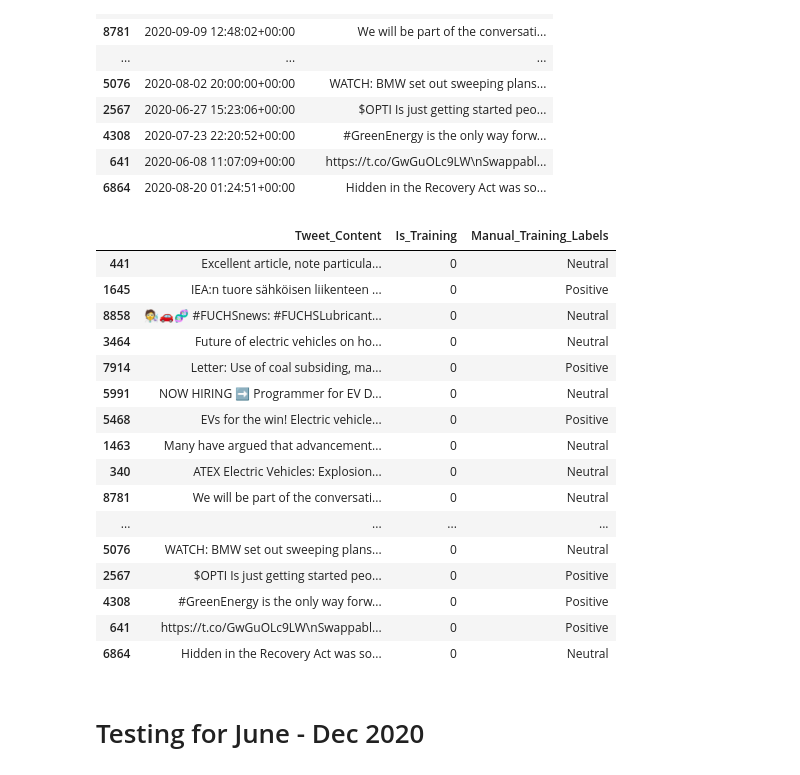
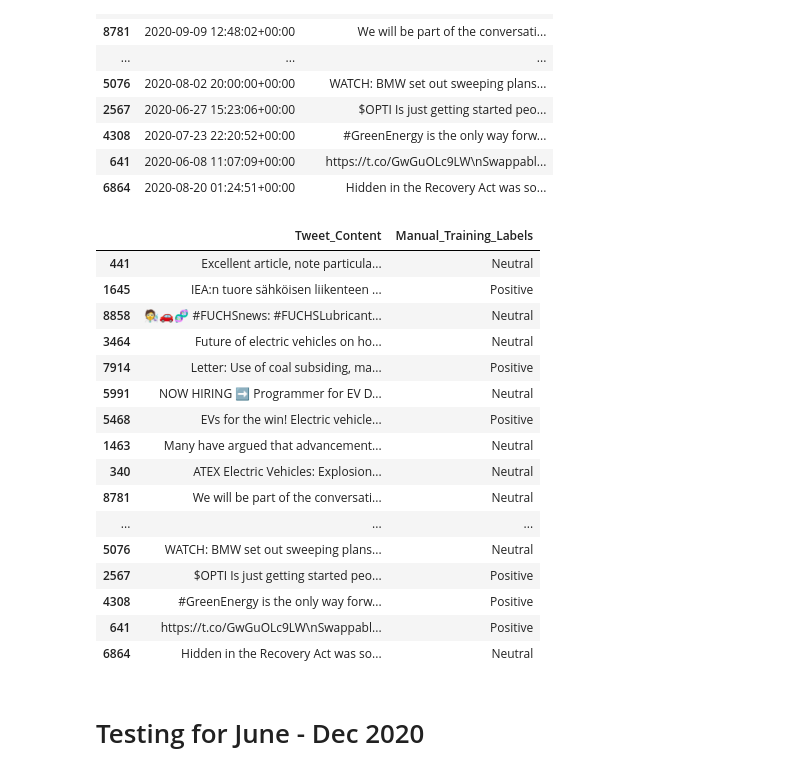
Before and after one commit to rrandev03/NLP_Final, a Jupyter notebook: 200_code/rishika_labeling.ipynb, the cells around one changed output. Cells and saved outputs as stored; diff of their text form; code cells hidden in the pictures.

```diff
--- a/200_code/rishika_labeling.ipynb
+++ b/200_code/rishika_labeling.ipynb
@@ -229,28 +225,26 @@ train2_manual_labels = [
 assert len(train2_manual_labels) == 25
 # %%
 june_2020.loc[train2, "Manual_Training_Labels"] = train2_manual_labels
-# %%
-june_2020["Is_Training"] = june_2020["Manual_Training_Labels"].isna().astype(int)
 # %%
-june_2020.loc[train2][["Tweet_Content", "Is_Training", "Manual_Training_Labels"]]
+june_2020.loc[train2][["Tweet_Content", "Manual_Training_Labels"]]
 # %% [output]
-|  | Tweet_Content | Is_Training | Manual_Training_Labels |
-| 441 | Excellent article, note particula... | 0 | Neutral |
-| 1645 | IEA:n tuore sähköisen liikenteen ... | 0 | Positive |
-| 8858 | 🧑‍🔬🚗🧬 #FUCHSnews: #FUCHSLubricant... | 0 | Neutral |
-| 3464 | Future of electric vehicles on ho... | 0 | Neutral |
-| 7914 | Letter: Use of coal subsiding, ma... | 0 | Positive |
-| 5991 | NOW HIRING ➡️ Programmer for EV D... | 0 | Neutral |
-| 5468 | EVs for the win! Electric vehicle... | 0 | Positive |
-| 1463 | Many have argued that advancement... | 0 | Neutral |
-| 340 | ATEX Electric Vehicles: Explosion... | 0 | Neutral |
-| 8781 | We will be part of the conversati... | 0 | Neutral |
-| ... | ... | ... | ... |
-| 5076 | WATCH: BMW set out sweeping plans... | 0 | Neutral |
-| 2567 | $OPTI Is just getting started peo... | 0 | Positive |
-| 4308 | #GreenEnergy is the only way forw... | 0 | Positive |
-| 641 | https://t.co/GwGuOLc9LW\nSwappabl... | 0 | Positive |
-| 6864 | Hidden in the Recovery Act was so... | 0 | Neutral |
+|  | Tweet_Content | Manual_Training_Labels |
+| 441 | Excellent article, note particula... | Neutral |
+| 1645 | IEA:n tuore sähköisen liikenteen ... | Positive |
+| 8858 | 🧑‍🔬🚗🧬 #FUCHSnews: #FUCHSLubricant... | Neutral |
+| 3464 | Future of electric vehicles on ho... | Neutral |
+| 7914 | Letter: Use of coal subsiding, ma... | Positive |
+| 5991 | NOW HIRING ➡️ Programmer for EV D... | Neutral |
+| 5468 | EVs for the win! Electric vehicle... | Positive |
+| 1463 | Many have argued that advancement... | Neutral |
+| 340 | ATEX Electric Vehicles: Explosion... | Neutral |
+| 8781 | We will be part of the conversati... | Neutral |
+| ... | ... | ... |
+| 5076 | WATCH: BMW set out sweeping plans... | Neutral |
+| 2567 | $OPTI Is just getting started peo... | Positive |
+| 4308 | #GreenEnergy is the only way forw... | Positive |
+| 641 | https://t.co/GwGuOLc9LW\nSwappabl... | Positive |
+| 6864 | Hidden in the Recovery Act was so... | Neutral |
 # %% [markdown]
 # Testing for June - Dec 2020
 # %%
```
Also changed, not shown: parts of 10 cells of this notebook, 2 other files.
